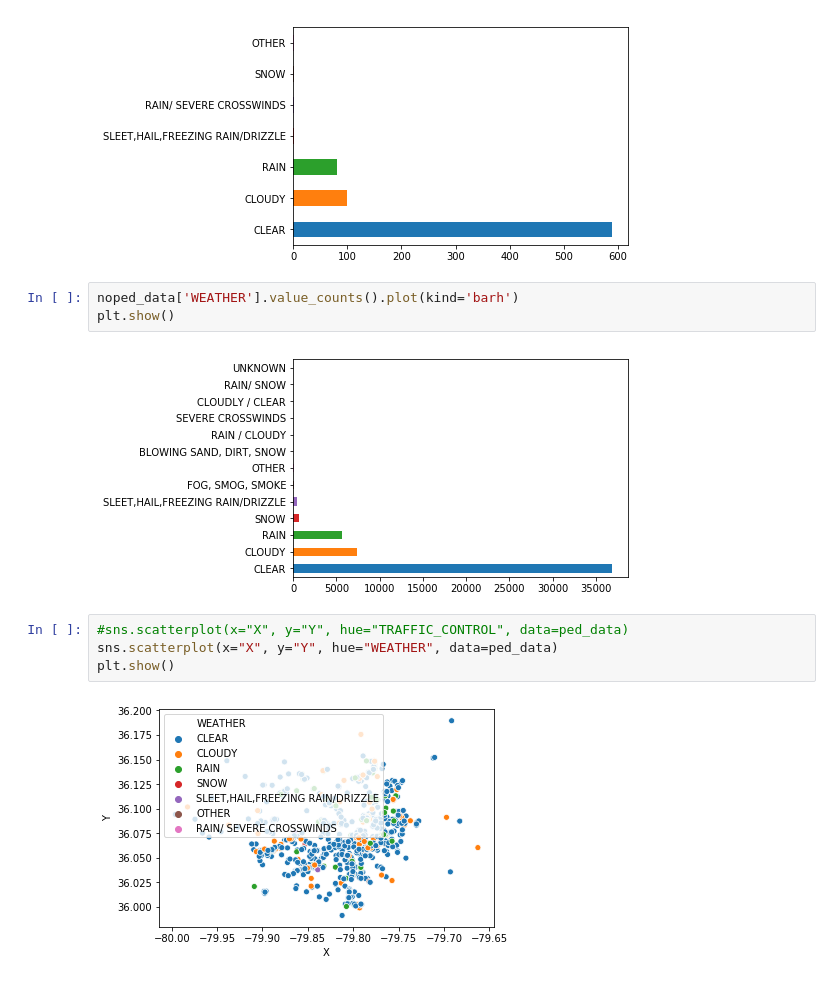
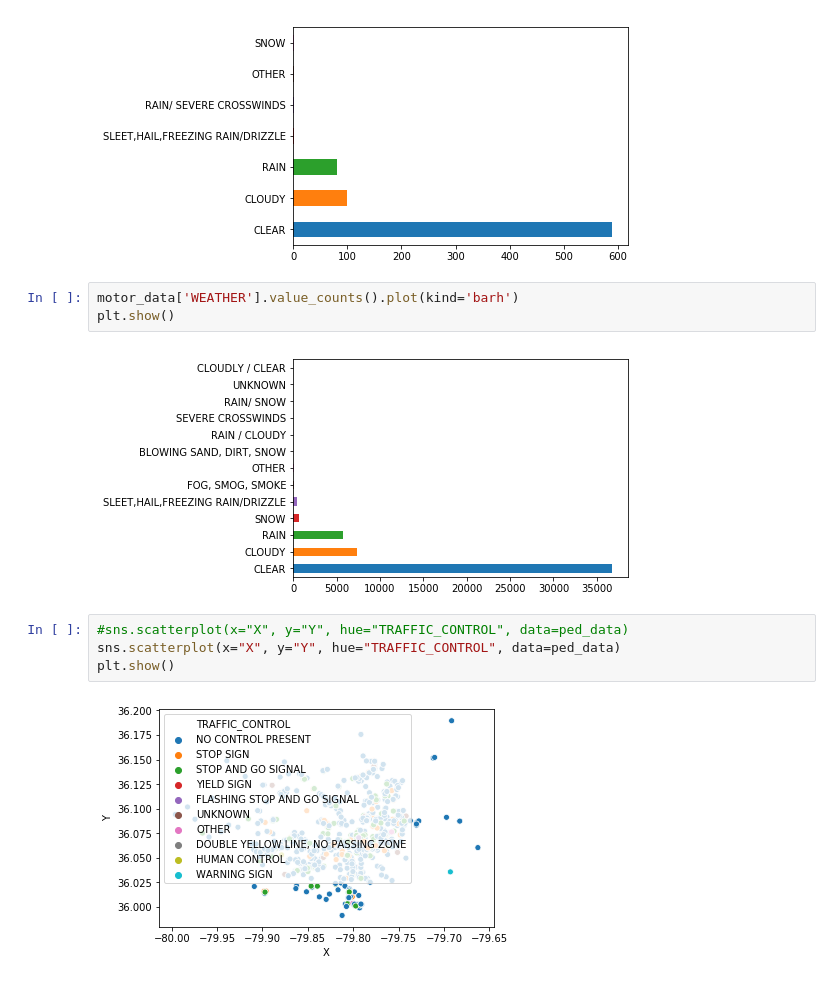
Before and after one commit to UNCG-CSE/GSBO_City_Collision_Data_Analysis, a Jupyter notebook: src/Pedestrian.ipynb, the cells around one changed output. Saved outputs shown, nothing was run; the diff lists cells and outputs as text.

```diff
--- a/src/Pedestrian.ipynb
+++ b/src/Pedestrian.ipynb
@@ -790,13 +893,13 @@ plt.show()
 # %% [output]
 [figure]
 # %%
-noped_data['WEATHER'].value_counts().plot(kind='barh')
+motor_data['WEATHER'].value_counts().plot(kind='barh')
 plt.show()
 # %% [output]
-[figure, old version]
+[figure, new version]
 # %%
 #sns.scatterplot(x="X", y="Y", hue="TRAFFIC_CONTROL", data=ped_data)
-sns.scatterplot(x="X", y="Y", hue="WEATHER", data=ped_data)
+sns.scatterplot(x="X", y="Y", hue="TRAFFIC_CONTROL", data=ped_data)
 plt.show()
 # %% [output]
-[figure, old version]
+[figure, new version]
```
Also changed, not shown: parts of 27 cells of this notebook.
